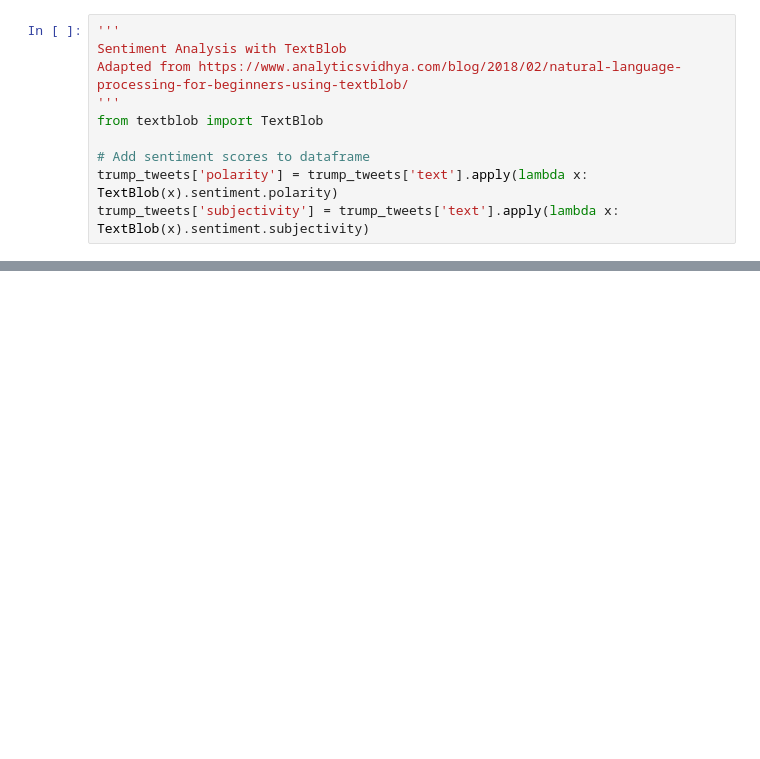
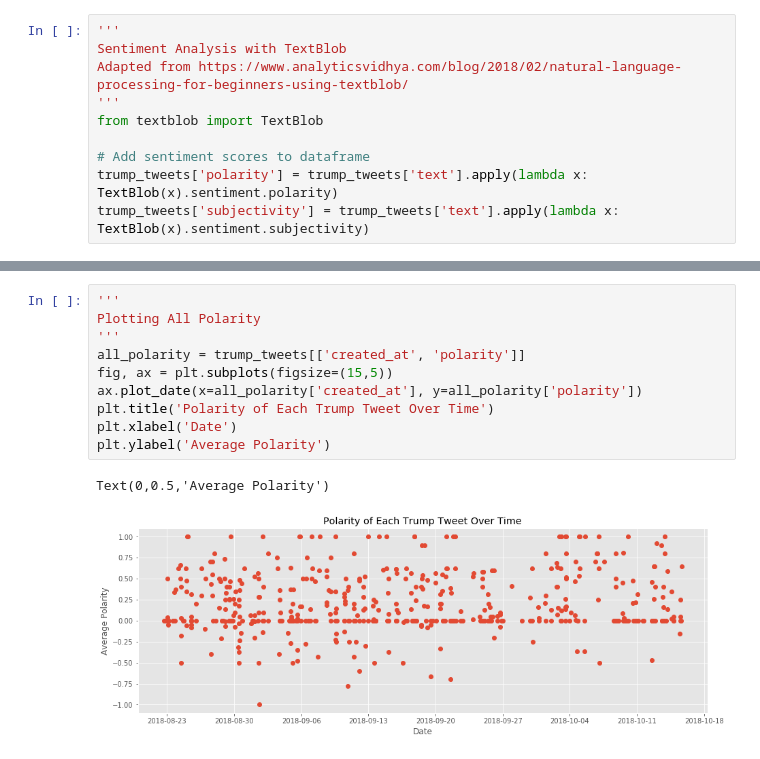
Before and after one commit to laurlai/twitter-analysis, a Jupyter notebook: Twitter API Playground-Scrubbed.ipynb, the cells around one changed output, grey strips where cells are left out. Cells and saved outputs as stored; diff of their text form; blank space fills up the shorter version.

```diff
--- a/Twitter API Playground-Scrubbed.ipynb
+++ b/Twitter API Playground-Scrubbed.ipynb
@@ -84,0 +116,13 @@ trump_tweets.describe()
+# %%
+'''
+Plotting All Polarity
+'''
+all_polarity = trump_tweets[['created_at', 'polarity']]
+fig, ax = plt.subplots(figsize=(15,5))
+ax.plot_date(x=all_polarity['created_at'], y=all_polarity['polarity'])
+plt.title('Polarity of Each Trump Tweet Over Time')
+plt.xlabel('Date')
+plt.ylabel('Average Polarity')
+# %% [output]
+Text(0,0.5,'Average Polarity')
+[figure, added]
```
Also changed, not shown: parts of 13 cells of this notebook.
